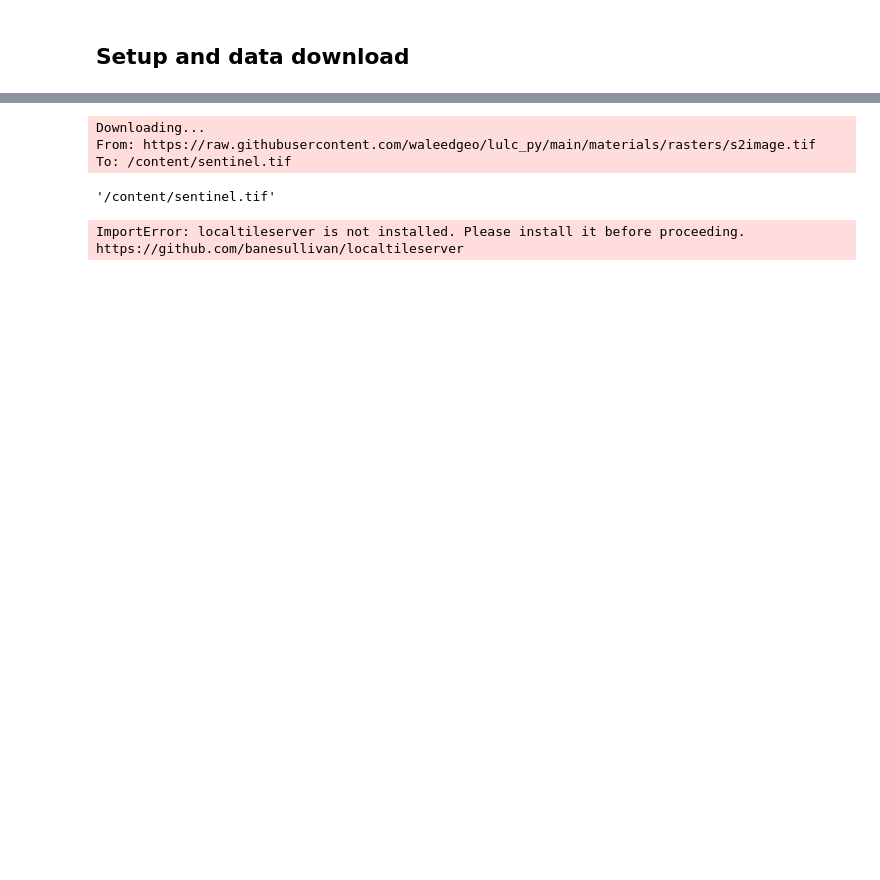
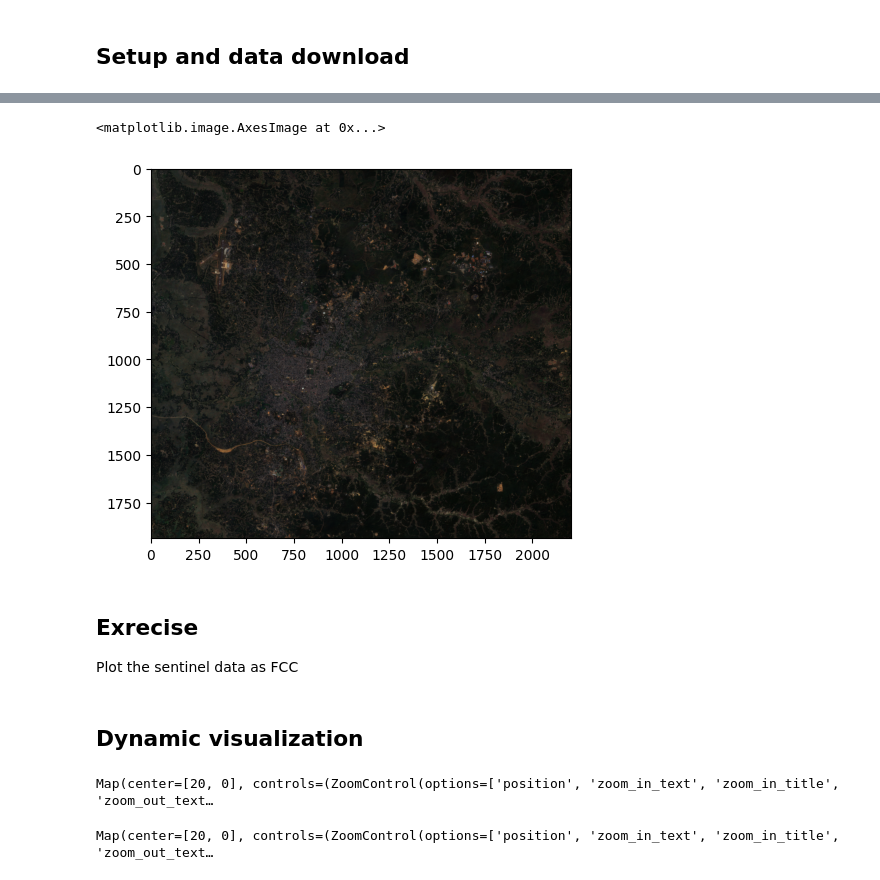
Before and after one commit to nilaynishant/AIMLTutorial, a Jupyter notebook: 01_geospatial_data_visualization.ipynb, the cells around one changed output, grey strips where cells are left out. Drawn from its saved outputs; the diff is of its cells as text; code cells hidden in the pictures; blank space fills up the shorter version.

```diff
--- a/01_geospatial_data_visualization.ipynb
+++ b/01_geospatial_data_visualization.ipynb
@@ -140,15 +33,0 @@ m
-# %%
-# Data download
-landsat_url = (
-    'https://github.com/waleedgeo/lulc_py/blob/main/materials/rasters/s2image.tif'
-)
-leafmap.download_file(landsat_url, 'sentinel.tif', unzip=False)
-# %% [output]
-Downloading...
-From: https://raw.githubusercontent.com/waleedgeo/lulc_py/main/materials/rasters/s2image.tif
-To: /content/sentinel.tif
-'/content/sentinel.tif'
-# %%
-m.add_raster(sentinel,  layer_name='Sentinel')
-# %% [output]
-ImportError: localtileserver is not installed. Please install it before proceeding. https://github.com/banesullivan/localtileserver
@@ -167,0 +34,60 @@ m
+# %%
+raster_loc='sentinel.tif'
+# %%
+src = rio.open(raster_loc)
+
+blue = src.read(4, masked=True)
+green = src.read(3, masked=True)
+red = src.read(2, masked=True)
+nir = src.read(1, masked=True)
+
+def normalize(array):
+    """Normalizes numpy arrays into scale 0.0 - 1.0"""
+    array_min, array_max = array.min(), array.max()
+    return ((array - array_min)/(array_max - array_min))
+
+# Normalize the bands
+redn = normalize(red)
+greenn = normalize(green)
+bluen = normalize(blue)
+nirn = normalize(nir)
+# %%
+rgb = np.dstack((redn, greenn, bluen))
+plt.imshow(rgb)
+# %% [output]
+<matplotlib.image.AxesImage at 0x...>
+[figure, added]
+# %% [markdown]
+## Exrecise
+Plot the sentinel data as FCC
+# %% [markdown]
+## Dynamic visualization
+# %%
+import leafmap
+
+m = leafmap.Map()
+m.add_stac_layer(
+    collection="landsat-c2-l2",
+    item="LC09_L2SP_137043_20230416_02_T1",
+    assets="red",
+    rescale="0,12000",
+    colormap_name="greys",
+)
+m
+# %% [output]
+Map(center=[20, 0], controls=(ZoomControl(options=['position', 'zoom_in_text', 'zoom_in_title', 'zoom_out_text…
+# %%
+import leafmap
+
+m = leafmap.Map()
+m.add_stac_layer(
+    collection="sentinel-2-l2a",
+    item="S2B_MSIL2A_20230416T042709_R133_T46QCM_20230416T084913",
+    assets=["B04", "B03", "B02"],
+    color_formula="Gamma RGB 3.2 Saturation 0.8 Sigmoidal RGB 25 0.35",
+    nodata=0,
+    rescale="0,50000",
+)
+m
+# %% [output]
+Map(center=[20, 0], controls=(ZoomControl(options=['position', 'zoom_in_text', 'zoom_in_title', 'zoom_out_text…
```
Also changed, not shown: parts of 21 cells of this notebook.
